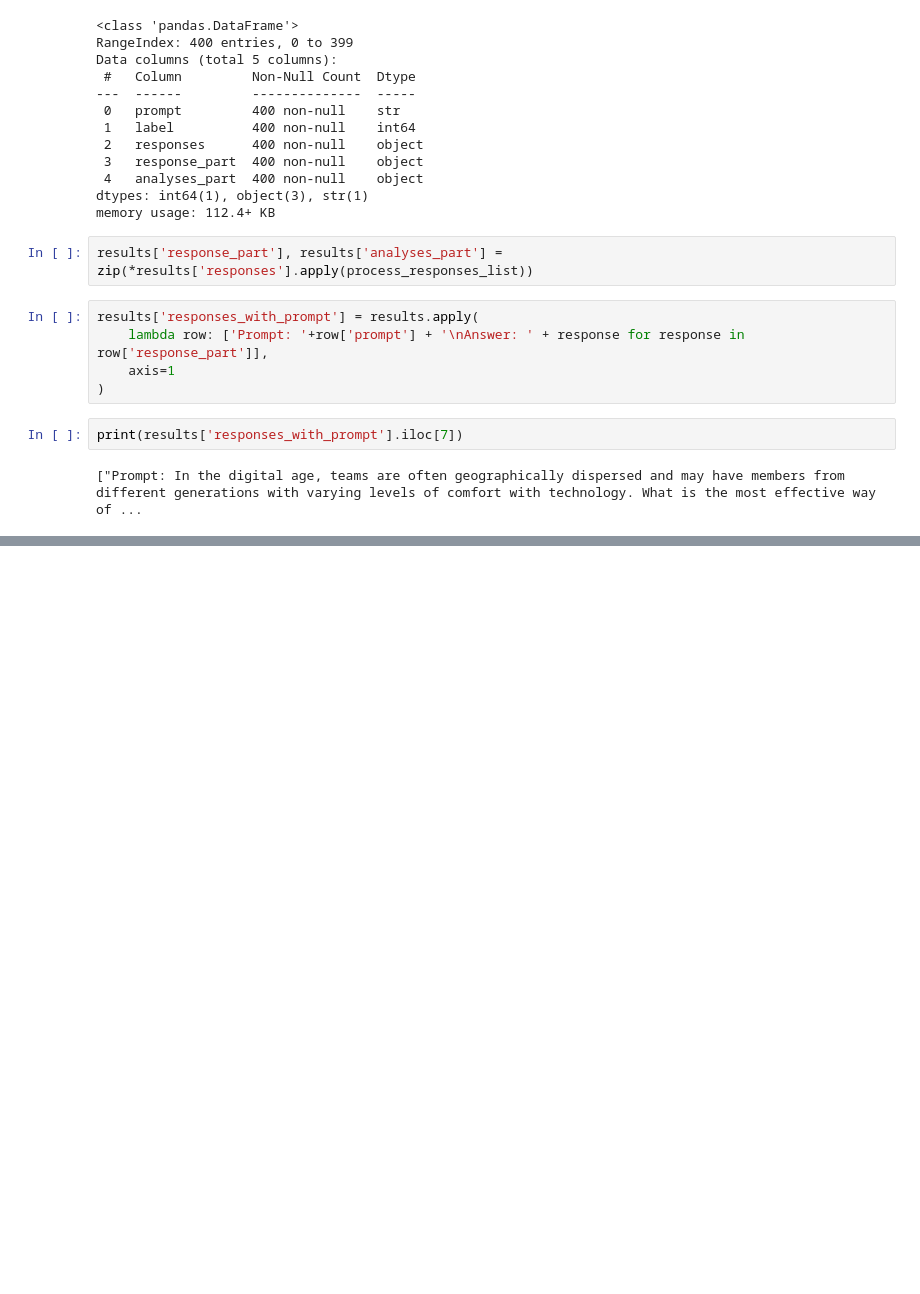
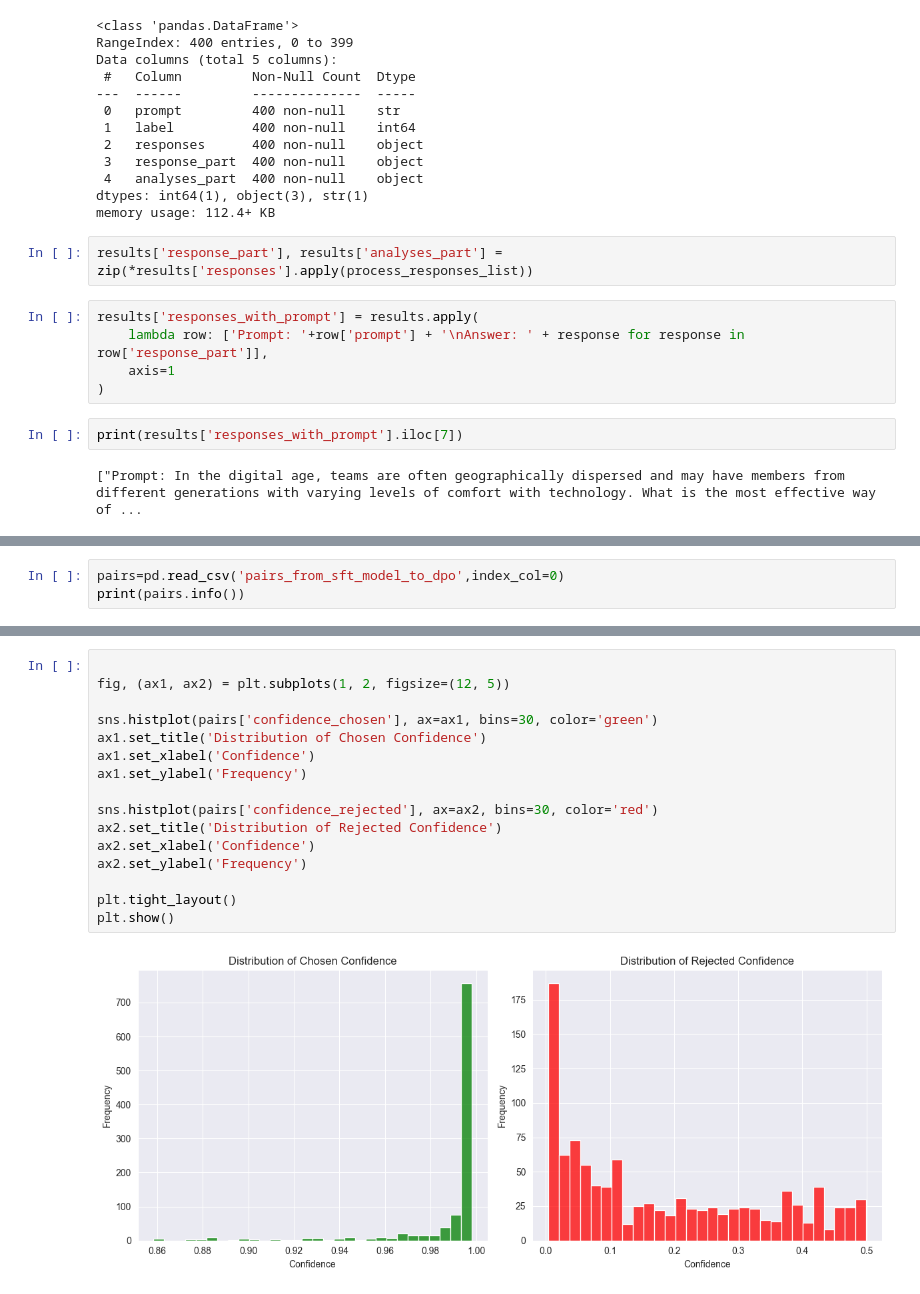
Before and after one commit to VladimirPozdeev06/LLM-Security-Scaner, a Jupyter notebook: prefernce_data_collection.ipynb, the cells around one changed output, grey strips where cells are left out. Cells and saved outputs as stored; diff of their text form; blank space fills up the shorter version.

```diff
--- a/prefernce_data_collection.ipynb
+++ b/prefernce_data_collection.ipynb
@@ -80,0 +124,3 @@ print(results['responses_with_prompt'].iloc[7])
+# %%
+pairs=pd.read_csv('pairs_from_sft_model_to_dpo',index_col=0)
+print(pairs.info())
@@ -80,0 +165,18 @@ print(results['responses_with_prompt'].iloc[7])
+# %%
+
+fig, (ax1, ax2) = plt.subplots(1, 2, figsize=(12, 5))
+
+sns.histplot(pairs['confidence_chosen'], ax=ax1, bins=30, color='green')
+ax1.set_title('Distribution of Chosen Confidence')
+ax1.set_xlabel('Confidence')
+ax1.set_ylabel('Frequency')
+
+sns.histplot(pairs['confidence_rejected'], ax=ax2, bins=30, color='red')
+ax2.set_title('Distribution of Rejected Confidence')
+ax2.set_xlabel('Confidence')
+ax2.set_ylabel('Frequency')
+
+plt.tight_layout()
+plt.show()
+# %% [output]
+[figure, added]
```
Also changed, not shown: parts of 7 cells of this notebook.
